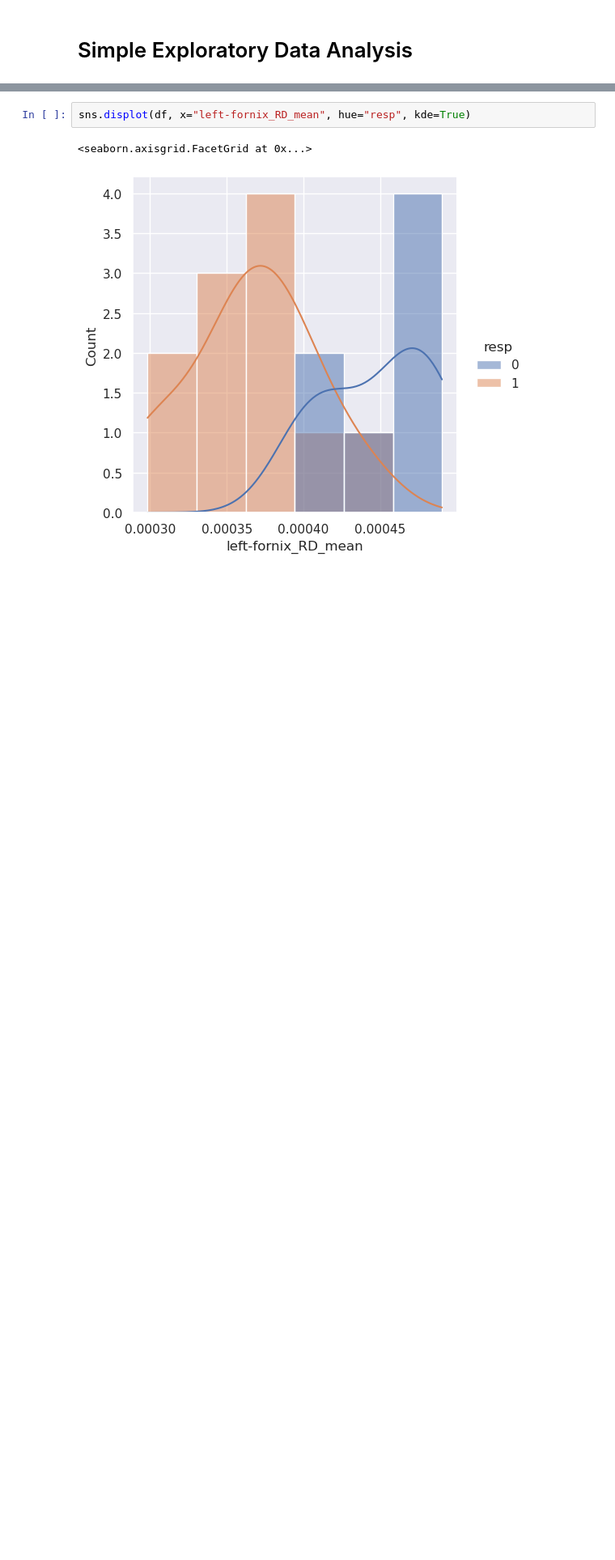
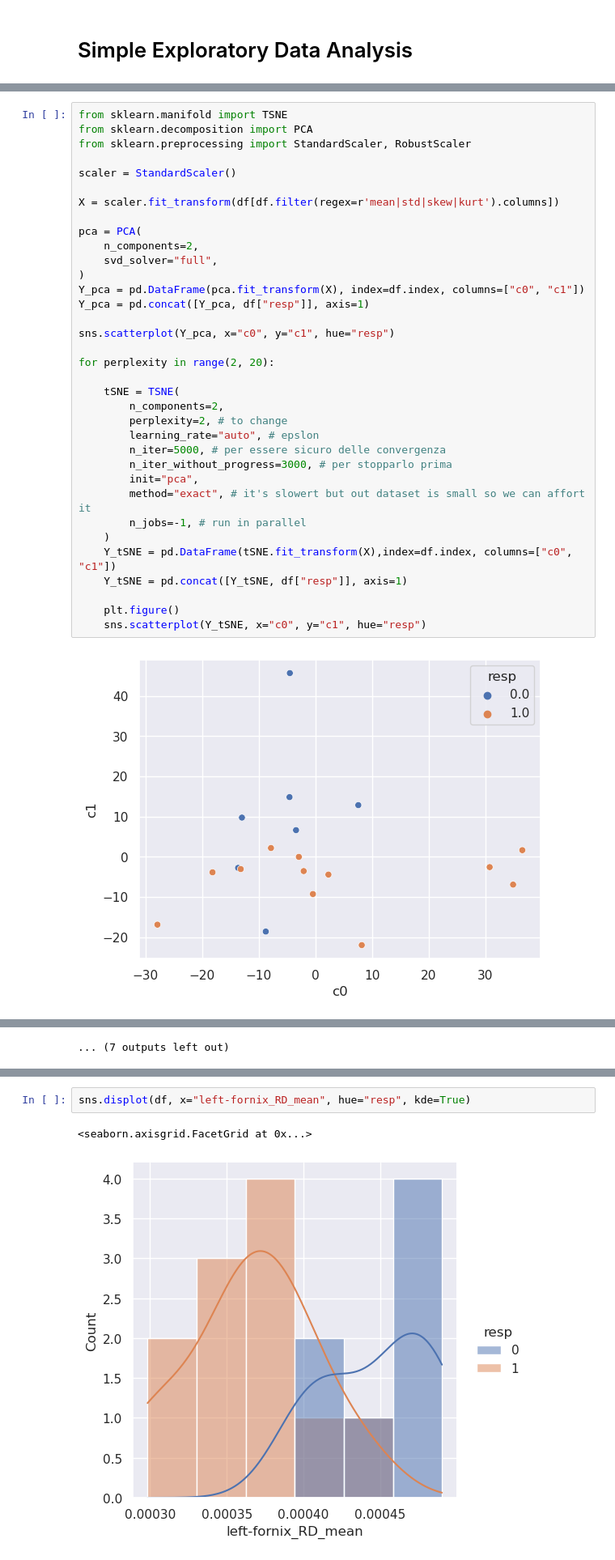
Before and after one commit to PiLAB-Medical-Imaging/TFE23-740_Epilepsy, a Jupyter notebook: src/analysis.ipynb, the cells around one changed output, grey strips where cells are left out. Shown at 81% size. Saved outputs shown, nothing was run; the diff lists cells and outputs as text; blank space fills up the shorter version.

```diff
--- a/src/analysis.ipynb
+++ b/src/analysis.ipynb
@@ -177,0 +203,37 @@ Name: resp, dtype: float64
+# %%
+from sklearn.manifold import TSNE
+from sklearn.decomposition import PCA
+from sklearn.preprocessing import StandardScaler, RobustScaler
+
+scaler = StandardScaler()
+
+X = scaler.fit_transform(df[df.filter(regex=r'mean|std|skew|kurt').columns])
+
+pca = PCA(
+    n_components=2,
+    svd_solver="full",
+)
+Y_pca = pd.DataFrame(pca.fit_transform(X), index=df.index, columns=["c0", "c1"])
+Y_pca = pd.concat([Y_pca, df["resp"]], axis=1)
+
+sns.scatterplot(Y_pca, x="c0", y="c1", hue="resp")
+
+for perplexity in range(2, 20):
+
+    tSNE = TSNE(
+        n_components=2,
+        perplexity=2, # to change
+        learning_rate="auto", # epslon
+        n_iter=5000, # per essere sicuro delle convergenza
+        n_iter_without_progress=3000, # per stopparlo prima
+        init="pca",
+        method="exact", # it's slowert but out dataset is small so we can affort it
+        n_jobs=-1, # run in parallel
+    )
+    Y_tSNE = pd.DataFrame(tSNE.fit_transform(X),index=df.index, columns=["c0", "c1"])
+    Y_tSNE = pd.concat([Y_tSNE, df["resp"]], axis=1)
+
+    plt.figure()
+    sns.scatterplot(Y_tSNE, x="c0", y="c1", hue="resp")
+# %% [output]
+[figure, added]
@@ -178 +251,2 @@ Name: resp, dtype: float64
+... (7 outputs left out)
 # %%
```
Also changed, not shown: parts of 12 cells of this notebook, 43 other files.
